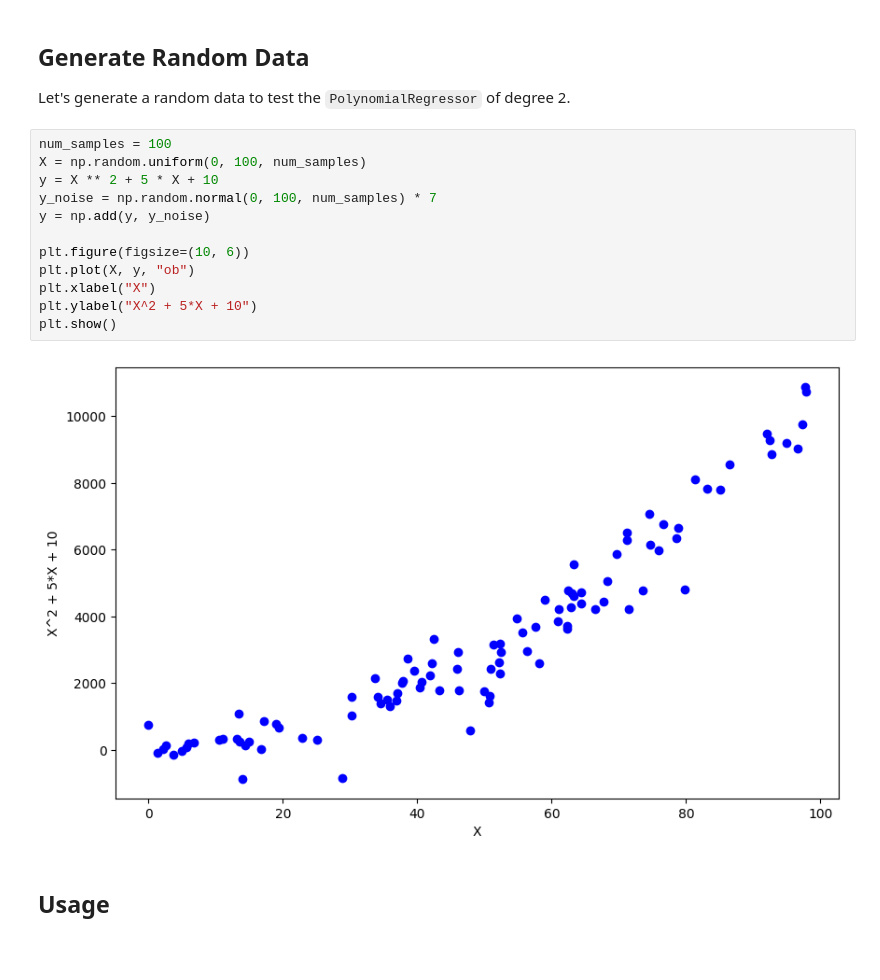
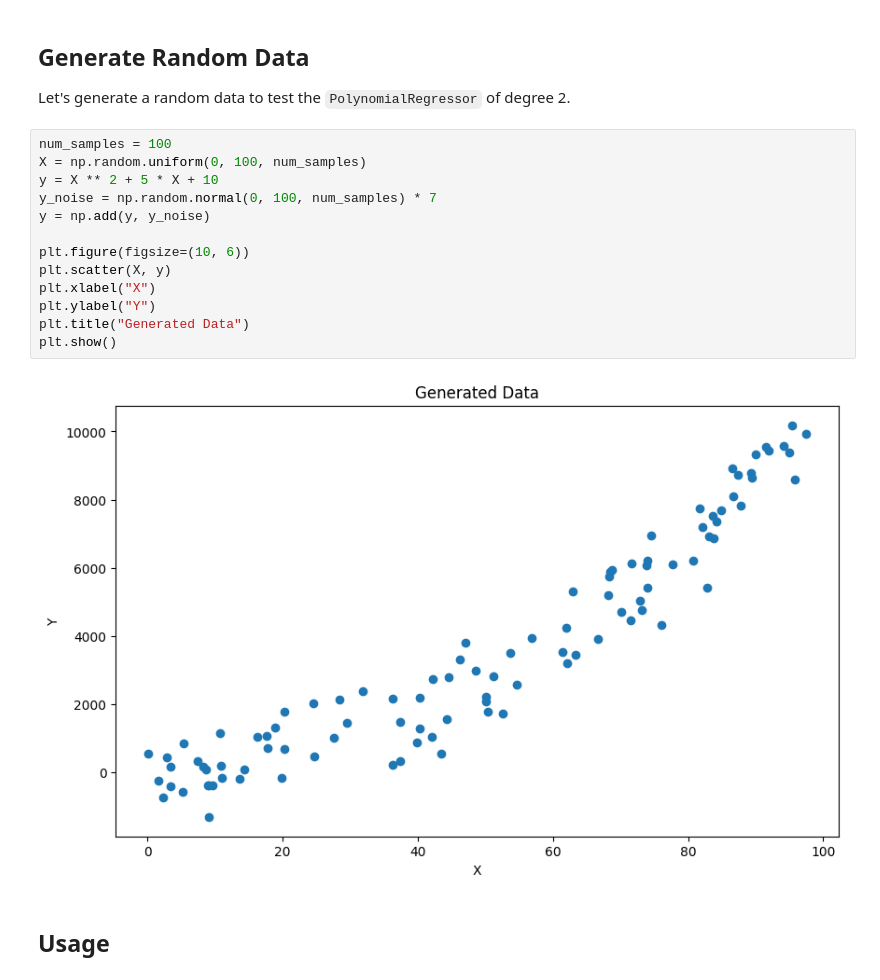
Before and after one commit to ujjwalvishwakarma2006/machine-learning-lab, a Jupyter notebook: SQ_01_Polynomial_Regression.ipynb, the cells around one changed output. Drawn from its saved outputs; the diff is of its cells as text; blank space fills up the shorter version.

```diff
--- a/SQ_01_Polynomial_Regression.ipynb
+++ b/SQ_01_Polynomial_Regression.ipynb
@@ -70,17 +171,18 @@ Let's generate a random data to test the `PolynomialRegressor` of degree 2.
 # %%
 num_samples = 100
 X = np.random.uniform(0, 100, num_samples)
 y = X ** 2 + 5 * X + 10
 y_noise = np.random.normal(0, 100, num_samples) * 7
 y = np.add(y, y_noise)
 
 plt.figure(figsize=(10, 6))
-plt.plot(X, y, "ob")
+plt.scatter(X, y)
 plt.xlabel("X")
-plt.ylabel("X^2 + 5*X + 10")
+plt.ylabel("Y")
+plt.title("Generated Data")
 plt.show()
 # %% [output]
-[figure, old version]
+[figure, new version]
 # %% [markdown]
 ## Usage
 # %%
```
Also changed, not shown: parts of 3 cells of this notebook, 2 other files.
